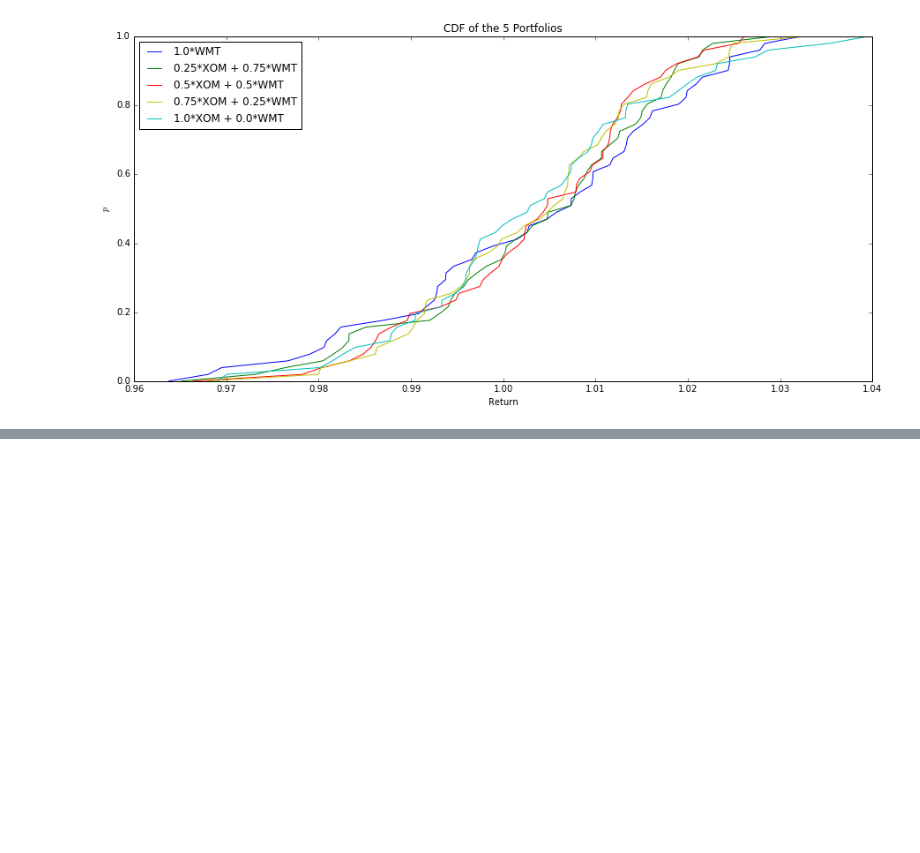
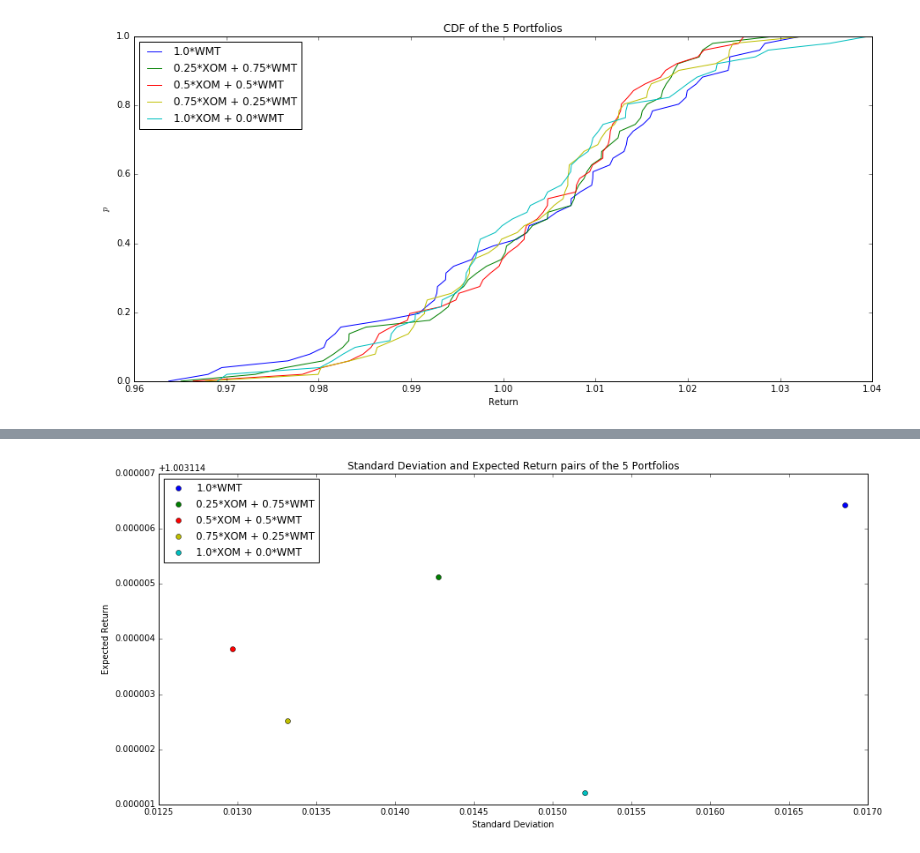
Before and after one commit to jamlamberti/Py4FinOpt, a Jupyter notebook: Lecture1.ipynb, the cells around one changed output, grey strips where cells are left out. Drawn from its saved outputs; the diff is of its cells as text; code cells hidden in the pictures; blank space fills up the shorter version.

Commit message:
Switched over to ipy_tables instead of custom stuff and did some refactoring

```diff
--- a/Lecture1.ipynb
+++ b/Lecture1.ipynb
@@ -284,0 +221,18 @@ Portfolio            1st Percentile   5th Percentile   10th Percentile  25th Per
+# %%
+# Compute Percentiles
+results = []
+percentiles = [1, 5, 10, 25, 75]
+header = [["Portfolio"] + ["%d%%"%i for i in percentiles]]
+
+for i in range(len(portfolios)):
+    percents = np.percentile(portfolio_returns[i], q=percentiles)#, interpolation ='lower')
+    results.append([portfolio_to_str(portfolios[i])] + percents)
+
+# Make a table to display the results
+table = ipt.IpyTable(header+results)
+table.apply_theme('basic')
+table.set_global_style(float_format='%0.7f')
+for col in range(1, len(percentiles)):
+    max_ret = np.argmax([i[col] for i in results])
+    table.set_cell_style(col, max_ret+1, color='green')
+table.render()
@@ -284,0 +241,25 @@ Portfolio            1st Percentile   5th Percentile   10th Percentile  25th Per
+# %%
+colors = ['b', 'g', 'r', 'y', 'c', 'k']
+handles = []
+cnt = 0
+fig = plt.figure(figsize=(15, 7))
+ax = fig.add_subplot(1, 1, 1)
+
+for i in range(len(portfolios)):
+    # Compute the stddev and expected returns and plot
+    temp, = ax.plot([np.std(portfolio_returns[i], ddof=1)], [np.mean(portfolio_returns[i])], \
+        colors[i%len(colors)]+'o', label=portfolio_to_str(portfolios[i]))
+    handles.append(temp)
+
+ax.set_title('Standard Deviation and Expected Return pairs of the %d Portfolios'%len(portfolios))
+ax.set_xlabel('Standard Deviation')
+ax.set_ylabel('Expected Return')
+
+try:
+    ax.legend(handles=handles, loc='best', numpoints=1)
+except:
+    ax.legend(handles=handles, loc='right', numpoints=1)
+
+plt.show()
+# %% [output]
+[figure, added]
```
Also changed, not shown: parts of 14 cells of this notebook.
